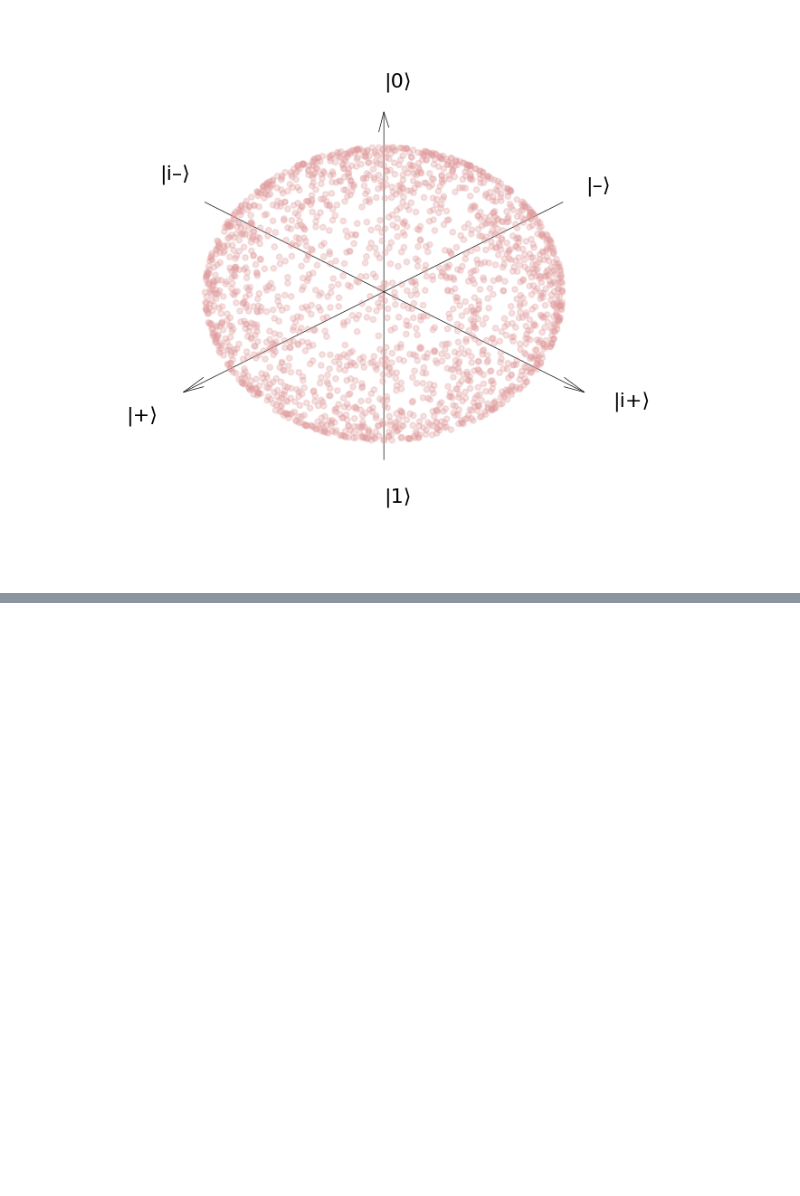
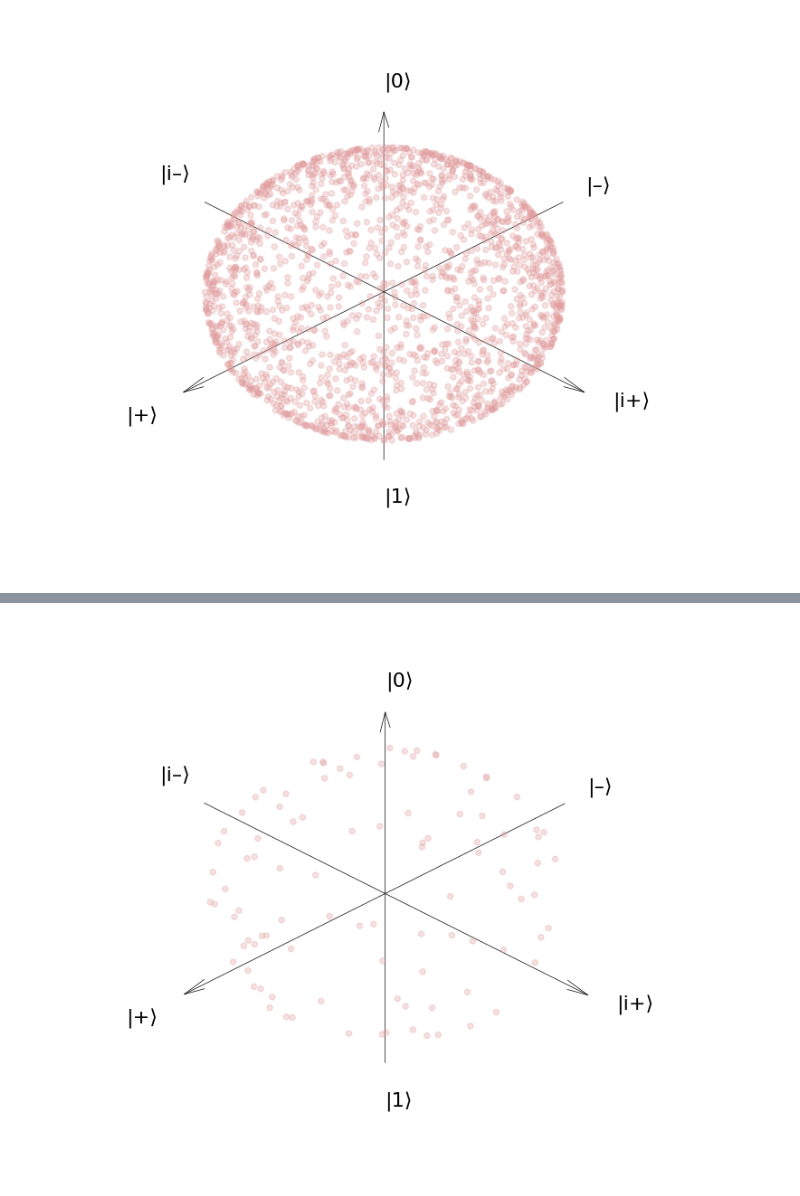
Before and after one commit to NostalgicJ/Quantum_2023, a Jupyter notebook: Haar_measure/harr_test_1.ipynb, the cells around one changed output, grey strips where cells are left out. Cells and saved outputs as stored; diff of their text form; code cells hidden in the pictures; blank space fills up the shorter version.

```diff
--- a/Haar_measure/harr_test_1.ipynb
+++ b/Haar_measure/harr_test_1.ipynb
@@ -92,0 +139,48 @@ plot_bloch_sphere(haar_bloch_vectors)
+# %%
+
+from scipy.stats import rv_continuous
+
+class sin_prob_dist(rv_continuous):
+    def _pdf(self, theta):
+        # The 0.5 is so that the distribution is normalized
+        return 0.5 * np.sin(theta)
+
+# Samples of theta should be drawn from between 0 and pi
+# sin_sampler = sin_prob_dist(a=0, b=np.pi)
+
+import pennylane as qml
+
+# Use the mixed state simulator to save some steps in plotting later
+# default.qubit < default.mixed
+dev = qml.device('default.mixed', wires=1)
+
+@qml.qnode(dev)
+def haar_random_unitary(phi, theta, omega):
+    qml.Rot(phi, theta, omega, wires=0)
+    return qml.density_matrix(wires=0)
+
+case = 0
+li = {}
+rhos = []
+
+while True :
+    case += 1
+
+    phi = 2 * np.pi * np.random.uniform(0, 1)
+    theta = np.arccos(1 - 2 * np.random.uniform(0, 1))
+    omega = 2 * np.pi * np.random.uniform(0, 1)
+
+    rho = haar_random_unitary(phi, theta, omega)
+    li[case] = [phi, theta, rho]
+    rhos.append(rho)
+
+    if case == 100:
+         break
+
+# print(li)
+
+haar_bloch_vectors = np.array([convert_to_bloch_vector(s) for s in rhos])
+
+plot_bloch_sphere(haar_bloch_vectors)
+# %% [output]
+[figure, added]
```
Also changed, not shown: parts of 3 cells of this notebook, 4 other files.
